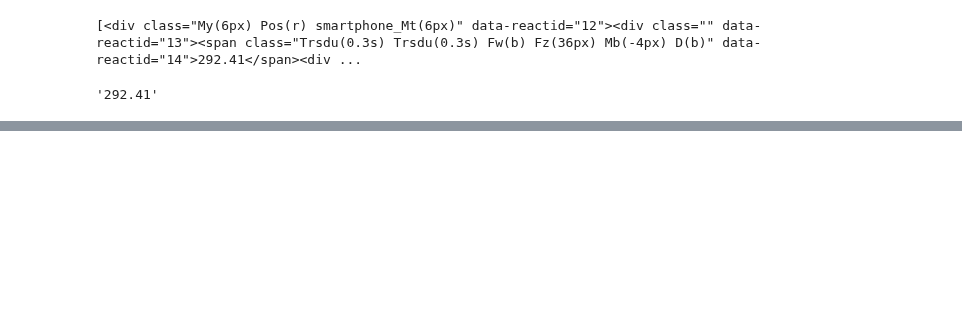
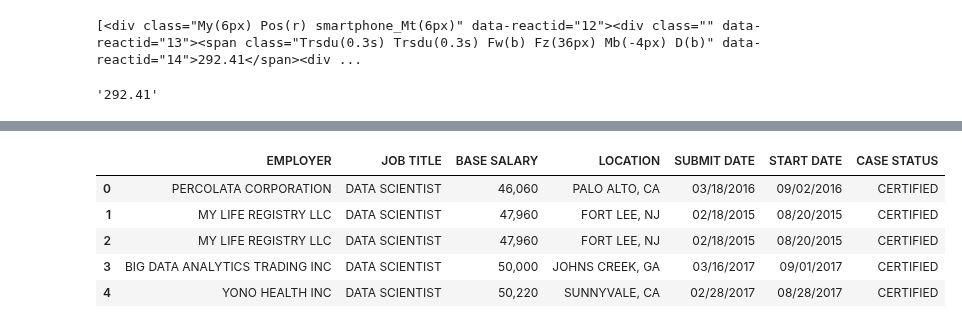
Before and after one commit to ragalaa/Directory, a Jupyter notebook: Web_Scarping_AAPL_price.ipynb, the cells around one changed output, grey strips where cells are left out. Drawn from its saved outputs; the diff is of its cells as text; code cells hidden in the pictures; blank space fills up the shorter version.

```diff
--- a/Web_Scarping_AAPL_price.ipynb
+++ b/Web_Scarping_AAPL_price.ipynb
@@ -23,0 +54,2 @@ soup.find('div',{'class': 'My(6px) Pos(r) smartphone_Mt(6px)'}).find('span').tex
+# %%
+soup = BeautifulSoup(page, 'html.parser')
@@ -23,0 +81,6 @@ soup.find('div',{'class': 'My(6px) Pos(r) smartphone_Mt(6px)'}).find('span').tex
+# %%
+tables = soup.findChildren('table')
+salary_table = tables[0]
+rows = salary_table.findChildren(['tr'])
+
+rows[0]
@@ -23,0 +89,4 @@ soup.find('div',{'class': 'My(6px) Pos(r) smartphone_Mt(6px)'}).find('span').tex
+# %%
+# get column names (usage of list comprehension)
+columns = [i.string for i in rows[0].findChildren(['th'])]
+columns
@@ -23,0 +101,4 @@ soup.find('div',{'class': 'My(6px) Pos(r) smartphone_Mt(6px)'}).find('span').tex
+# %%
+# store data in a list of lists
+salaries_text = [[tr.text for tr in tr.find_all('td')] for tr in rows[1:]]
+salaries_text[:3]
@@ -23,0 +123,10 @@ soup.find('div',{'class': 'My(6px) Pos(r) smartphone_Mt(6px)'}).find('span').tex
+# %%
+data_scientists = pd.DataFrame(salaries_text, columns=columns)
+data_scientists.head()
+# %% [output]
+|  | EMPLOYER | JOB TITLE | BASE SALARY | LOCATION | SUBMIT DATE | START DATE | CASE STATUS |
+| 0 | PERCOLATA CORPORATION | DATA SCIENTIST | 46,060 | PALO ALTO, CA | 03/18/2016 | 09/02/2016 | CERTIFIED |
+| 1 | MY LIFE REGISTRY LLC | DATA SCIENTIST | 47,960 | FORT LEE, NJ | 02/18/2015 | 08/20/2015 | CERTIFIED |
+| 2 | MY LIFE REGISTRY LLC | DATA SCIENTIST | 47,960 | FORT LEE, NJ | 02/18/2015 | 08/20/2015 | CERTIFIED |
+| 3 | BIG DATA ANALYTICS TRADING INC | DATA SCIENTIST | 50,000 | JOHNS CREEK, GA | 03/16/2017 | 09/01/2017 | CERTIFIED |
+| 4 | YONO HEALTH INC | DATA SCIENTIST | 50,220 | SUNNYVALE, CA | 02/28/2017 | 08/28/2017 | CERTIFIED |
```
Also changed, not shown: parts of 37 cells of this notebook.
